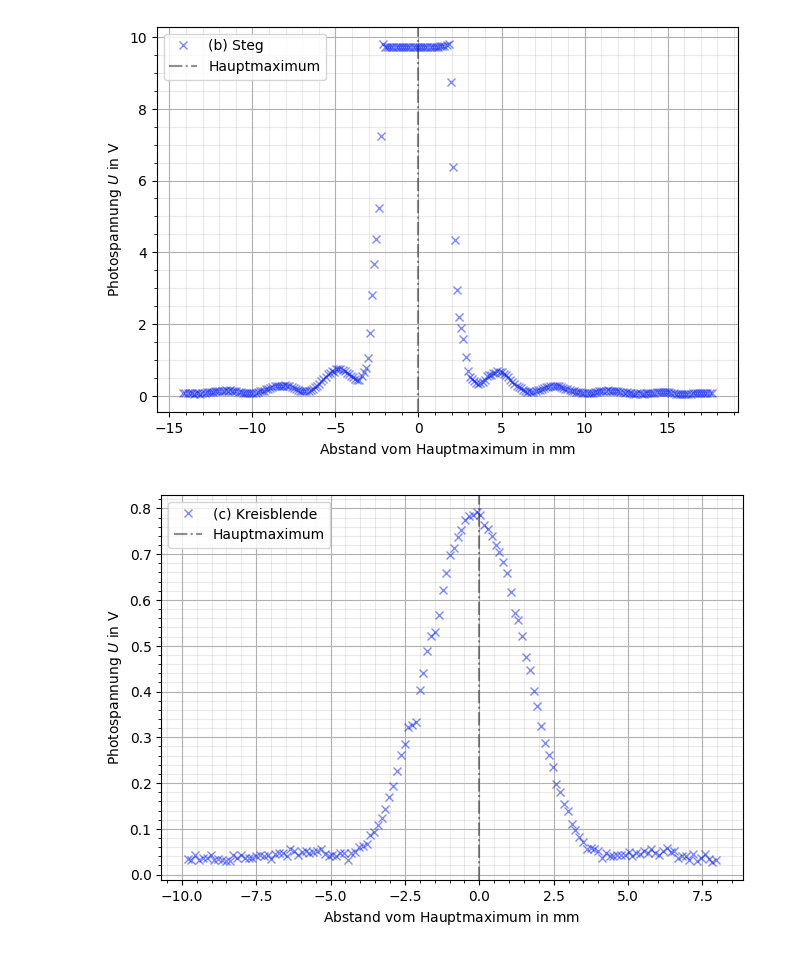
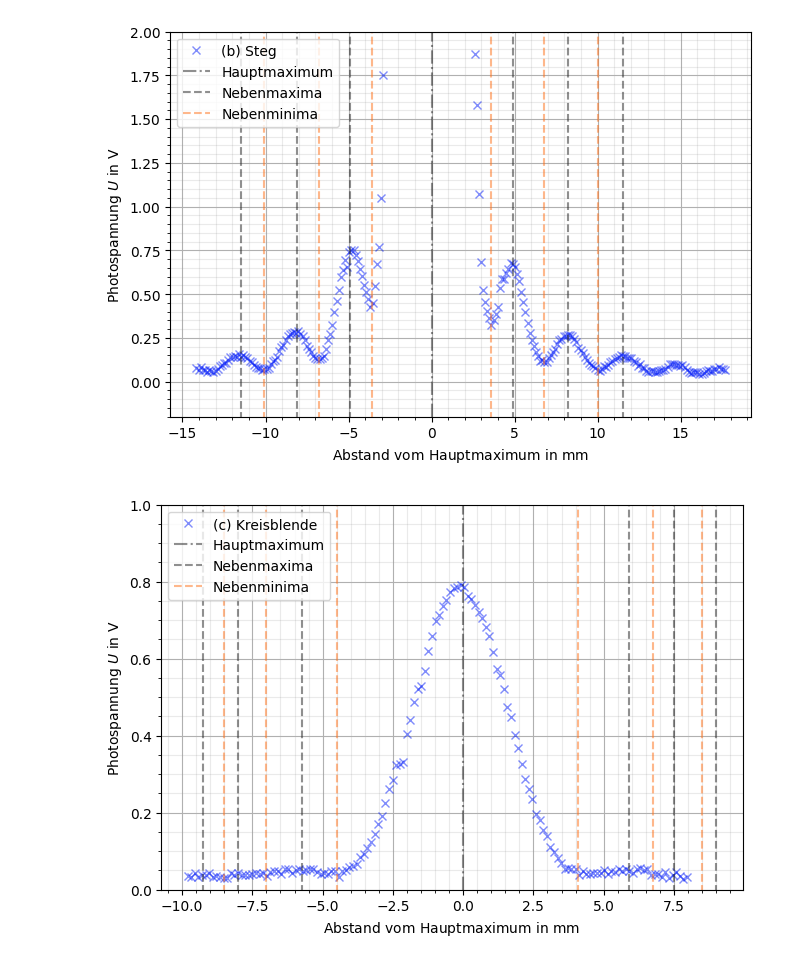
Before and after one commit to CVC97/ExPhy-III-Praktikum, a Jupyter notebook: 24_BILSL/24_BILSL.ipynb, the cells around one changed output. Drawn from its saved outputs; the diff is of its cells as text; code cells hidden in the pictures.

```diff
--- a/24_BILSL/24_BILSL.ipynb
+++ b/24_BILSL/24_BILSL.ipynb
@@ -137,36 +139,103 @@ plt.show()
 # %%
 # (b) Steg
+
+# Hauptmaximum
+max_steg = 19900
+
+# Nebenmaxima
+smax_l3_steg = -11.5
+smax_l2_steg = -8.1
+smax_l1_steg = -4.9
+
+smax_r1_steg = 4.9
+smax_r2_steg = 8.2
+smax_r3_steg = 11.5
+
+# Nebenminima
+smin_l3_steg = -10.1
+smin_l2_steg = -6.8
+smin_l1_steg = -3.6
+
+smin_r1_steg = 3.55
+smin_r2_steg = 6.75
+smin_r3_steg = 10
+
+
+# Datenarrays
+motorposition_steg = (b_steg_dataframe[:,0] - max_steg) / 400
+photospannung_steg = b_steg_dataframe[:,1]
+
 fig, ax = plt.subplots(figsize=(7.5,5))
-
 ax.set_xlabel(r'Abstand vom Hauptmaximum in $\mathrm{mm}$')
 ax.set_ylabel(r'Photospannung $U$ in $\mathrm{V}$')
 ax.grid()
 ax.grid(which='minor', color = '#999999', alpha = 0.2, linestyle = '-')
 ax.minorticks_on()
+
 ax.plot(motorposition_steg, photospannung_steg, color = 'xkcd:rich blue', marker = "x",  linestyle = "", alpha = 0.5, linewidth = 1, label = '(b) Steg')
-plt.axvline(x = 0, color = '#212121', linestyle = "-.", alpha = 0.5, linewidth = 1.5, label = 'Hauptmaximum')
+
+plt.axvline(x = 0, color = '#212121', linestyle = "-.", alpha = 0.5, linewidth = 1.5, label = 'Hauptmaximum')   # Hauptmaximum
+plt.vlines(x = [smax_l3_steg, smax_l2_steg, smax_l1_steg, smax_r1_steg, smax_r2_steg, smax_r3_steg], ymin = -2, ymax = 10, colors = '#212121', ls = '--', alpha = 0.5, lw = 1.5, label = 'Nebenmaxima')     # Nebenmaxima
+plt.vlines(x = [smin_l3_steg, smin_l2_steg, smin_l1_steg, smin_r1_steg, smin_r2_steg, smin_r3_steg], ymin = -2, ymax = 10, colors = '#FE7018', ls = '--', alpha = 0.5, lw = 1.5, label = 'Nebenminima')     # Nebenminima
+
 ax.legend()
 ax.legend(loc="upper left")
+
+plt.ylim([-0.2, 2])
+
 plt.savefig('./V24_BI_Spalt.pgf', facecolor = 'white', bbox_inches='tight')
 plt.show()
 # %% [output]
-[figure, old version]
+[figure, new version]
 # %%
 # (c) Kreisblende
+
+# Hauptmaximum
+max_kreisblende = 20000
+
+# Nebenmaxima
+smax_l3_kreisblende = -9.25
+smax_l2_kreisblende = -8
+smax_l1_kreisblende = -5.75
+
+smax_r1_kreisblende = 5.9
+smax_r2_kreisblende = 7.5
+smax_r3_kreisblende = 9
+
+# Nebenminima
+smin_l3_kreisblende = -8.5
+smin_l2_kreisblende = -7
+smin_l1_kreisblende = -4.5
+
+smin_r1_kreisblende = 4.1 #
+smin_r2_kreisblende = 6.75
+smin_r3_kreisblende = 8.5
+
+# Datenarrays
+motorposition_kreisblende = (c_kreisblende_dataframe[:,0] - max_kreisblende) / 400
+photospannung_kreisblende = c_kreisblende_dataframe[:,1]
+
+
 fig, ax = plt.subplots(figsize=(7.5,5))
-
 ax.set_xlabel(r'Abstand vom Hauptmaximum in $\mathrm{mm}$')
 ax.set_ylabel(r'Photospannung $U$ in $\mathrm{V}$')
 ax.grid()
 ax.grid(which='minor', color = '#999999', alpha = 0.2, linestyle = '-')
 ax.minorticks_on()
 ax.plot(motorposition_kreisblende, photospannung_kreisblende, color = 'xkcd:rich blue', marker = "x",  linestyle = "", alpha = 0.5, linewidth = 1, label = '(c) Kreisblende')
+
 plt.axvline(x = 0, color = '#212121', linestyle = "-.", alpha = 0.5, linewidth = 1.5, label = 'Hauptmaximum')
+plt.vlines(x = [smax_l3_kreisblende, smax_l2_kreisblende, smax_l1_kreisblende, smax_r1_kreisblende, smax_r2_kreisblende, smax_r3_kreisblende], ymin = -2, ymax = 10, colors = '#212121', ls = '--', alpha = 0.5, lw = 1.5, label = 'Nebenmaxima')     # Nebenmaxima
+plt.vlines(x = [smin_l3_kreisblende, smin_l2_kreisblende, smin_l1_kreisblende, smin_r1_kreisblende, smin_r2_kreisblende, smin_r3_kreisblende], ymin = -2, ymax = 10, colors = '#FE7018', ls = '--', alpha = 0.5, lw = 1.5, label = 'Nebenminima')     # Nebenminima
+
 ax.legend()
 ax.legend(loc="upper left")
+
+plt.ylim([-0, 1])
+
 plt.savefig('./V24_BI_Spalt.pgf', facecolor = 'white', bbox_inches='tight')
 plt.show()
 # %% [output]
-[figure, old version]
+[figure, new version]
 # %%
 # (d) Doppellochblende
```
Also changed, not shown: parts of 5 cells of this notebook.
